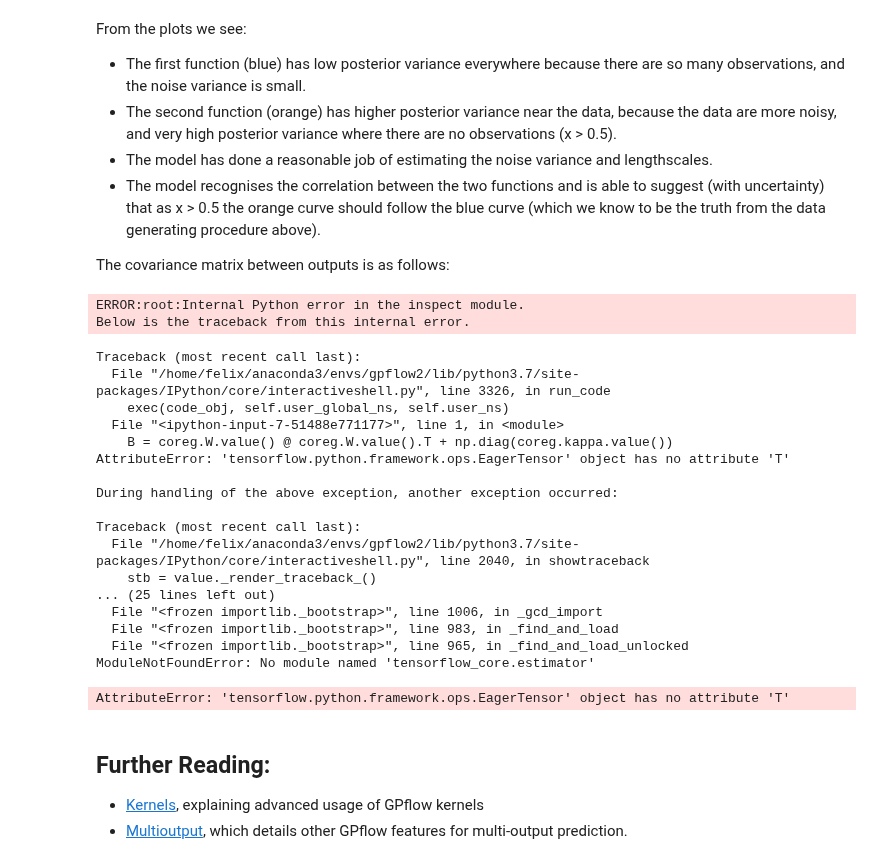
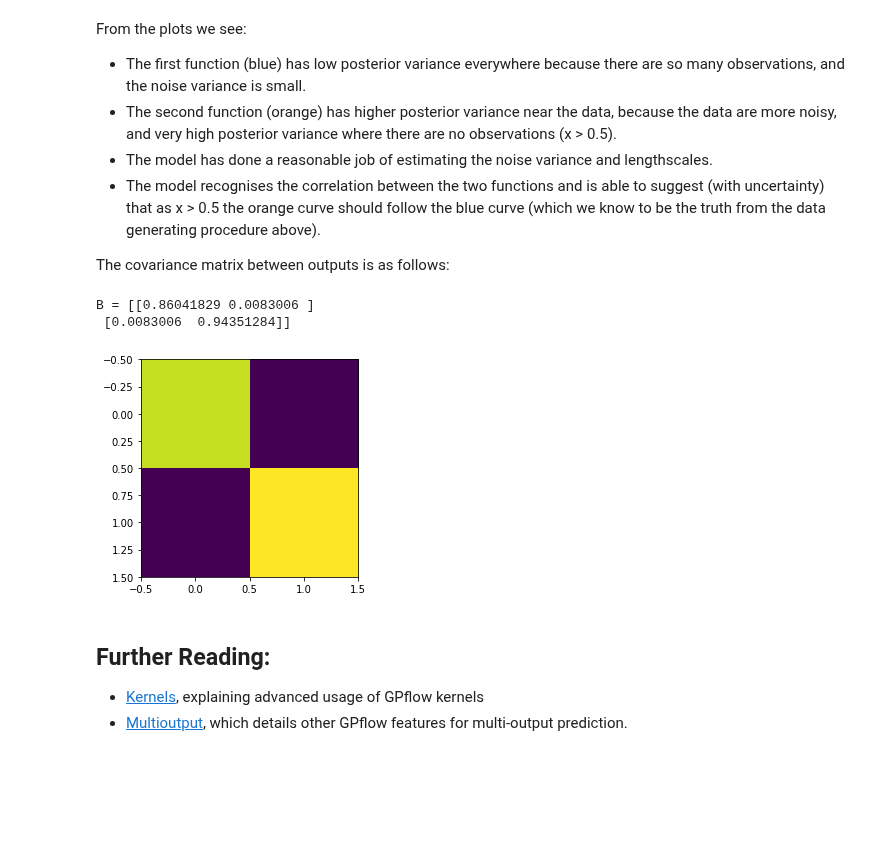
Before and after one commit to GPflow/GPflow, a Jupyter notebook: notebooks2/advanced/coregionalisation.ipynb, the cells around one changed output. Saved outputs shown, nothing was run; the diff lists cells and outputs as text; code cells hidden in the pictures; blank space fills up the shorter version.

```diff
--- a/notebooks2/advanced/coregionalisation.ipynb
+++ b/notebooks2/advanced/coregionalisation.ipynb
@@ -142,30 +142,13 @@ From the plots we see:
 
 The covariance matrix between outputs is as follows:
 # %%
-B = coreg.W.value() @ coreg.W.value().T + np.diag(coreg.kappa.value())
+B = coreg.W.numpy() @ coreg.W.numpy().T + np.diag(coreg.kappa.numpy())
 print('B =', B)
 plt.imshow(B);
 # %% [output]
-ERROR:root:Internal Python error in the inspect module.
-Below is the traceback from this internal error.
+B = [[0.86041829 0.0083006 ]
+ [0.0083006  0.94351284]]
-Traceback (most recent call last):
-  File "/home/felix/anaconda3/envs/gpflow2/lib/python3.7/site-packages/IPython/core/interactiveshell.py", line 3326, in run_code
-    exec(code_obj, self.user_global_ns, self.user_ns)
-  File "<ipython-input-7-51488e771177>", line 1, in <module>
-    B = coreg.W.value() @ coreg.W.value().T + np.diag(coreg.kappa.value())
-AttributeError: 'tensorflow.python.framework.ops.EagerTensor' object has no attribute 'T'
-
-During handling of the above exception, another exception occurred:
-
-Traceback (most recent call last):
-  File "/home/felix/anaconda3/envs/gpflow2/lib/python3.7/site-packages/IPython/core/interactiveshell.py", line 2040, in showtraceback
-    stb = value._render_traceback_()
-... (25 lines left out)
-  File "<frozen importlib._bootstrap>", line 1006, in _gcd_import
-  File "<frozen importlib._bootstrap>", line 983, in _find_and_load
-  File "<frozen importlib._bootstrap>", line 965, in _find_and_load_unlocked
-ModuleNotFoundError: No module named 'tensorflow_core.estimator'
-AttributeError: 'tensorflow.python.framework.ops.EagerTensor' object has no attribute 'T'
+[figure, added]
 # %% [markdown]
 ## Further Reading:
 - [Kernels](../advanced/kernels.ipynb), explaining advanced usage of GPflow kernels
```
